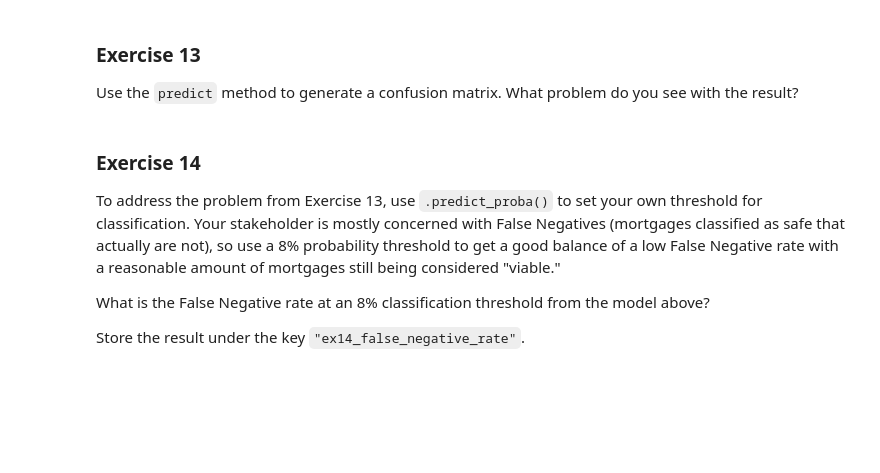
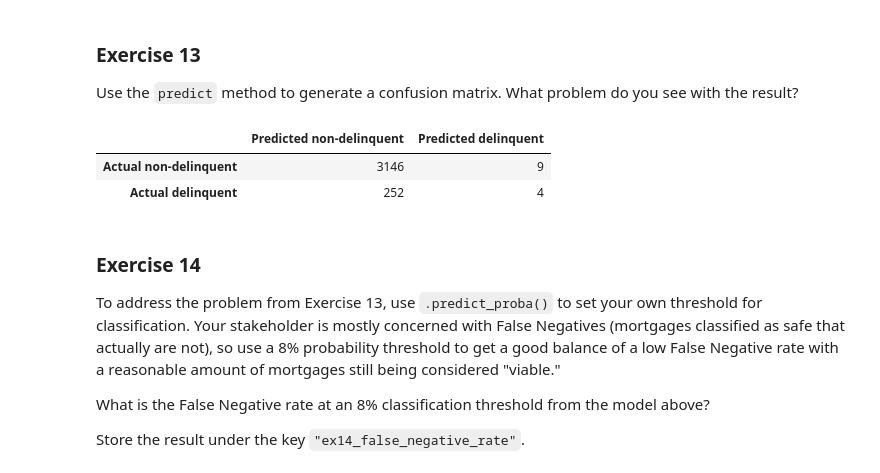
Before and after one commit to nogibjj/ZT-UDS, a Jupyter notebook: exercise_passive_prediction.ipynb, the cells around one changed output. Drawn from its saved outputs; the diff is of its cells as text; code cells hidden in the pictures; blank space fills up the shorter version.

```diff
--- a/exercise_passive_prediction.ipynb
+++ b/exercise_passive_prediction.ipynb
@@ -678,6 +678,20 @@ results["ex12_roc_auc"] = roc_auc_sc
 ### Exercise 13
 
 Use the `predict` method to generate a confusion matrix. What problem do you see with the result?
+# %%
+from sklearn.metrics import confusion_matrix
+
+y_predict = gradiend_boosting.predict(X_test)
+
+"""Confusion Matrix"""
+confusion_matrix = confusion_matrix(y_test, y_predict)
+
+df_c_matrix = pd.DataFrame(confusion_matrix, index=["Actual non-delinquent", "Actual delinquent"], columns=["Predicted non-delinquent", "Predicted delinquent"])
+df_c_matrix
+# %% [output]
+|  | Predicted non-delinquent | Predicted delinquent |
+| Actual non-delinquent | 3146 | 9 |
+| Actual delinquent | 252 | 4 |
 # %% [markdown]
 ### Exercise 14
 
```
